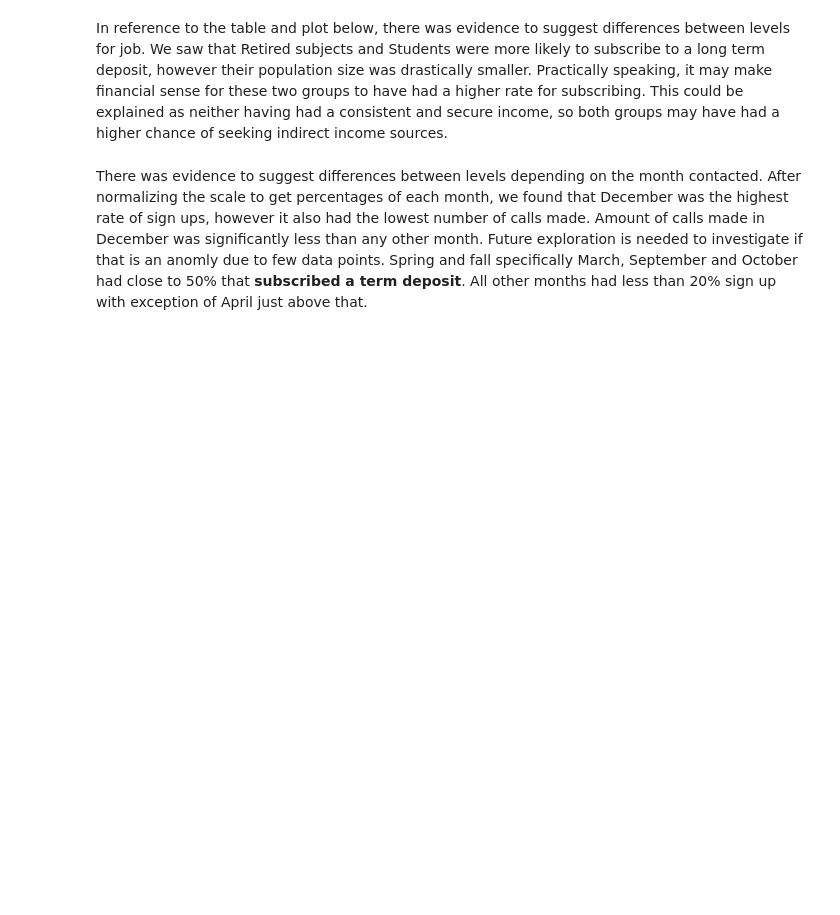
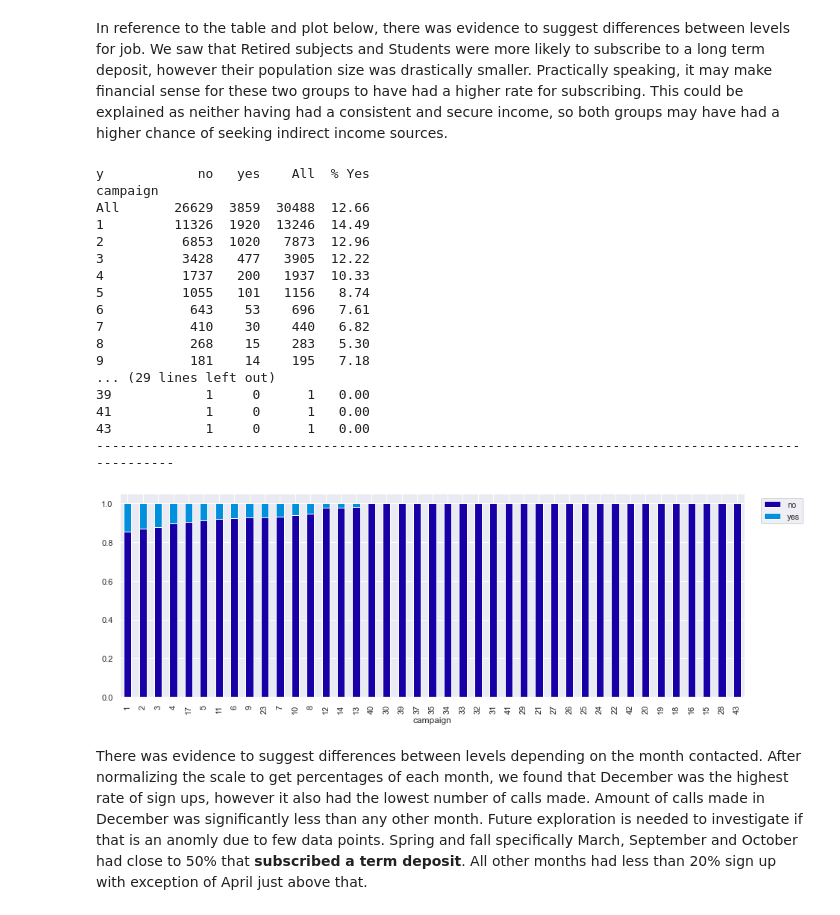
Before and after one commit to ChadKwong/DDSMachineLearning1, a Jupyter notebook: Lab 1/Lab1.ipynb, the cells around one changed output. Cells and saved outputs as stored; diff of their text form; code cells hidden in the pictures; blank space fills up the shorter version.

```diff
--- a/Lab 1/Lab1.ipynb
+++ b/Lab 1/Lab1.ipynb
@@ -346,7 +372,26 @@ def stacked_plot(x):
 # %% [markdown]
 In reference to the table and plot below, there was evidence to suggest differences between levels for job. We saw that Retired subjects and Students were more likely to subscribe to a long term deposit, however their population size was drastically smaller. Practically speaking, it may make financial sense for these two groups to have had a higher rate for subscribing. This could be explained as neither having had a consistent and secure income, so both groups may have had a higher chance of seeking indirect income sources.
 # %%
-stacked_plot(bankData.job)
+stacked_plot(bankData.campaign)
+# %% [output]
+y            no   yes    All  % Yes
+campaign
+All       26629  3859  30488  12.66
+1         11326  1920  13246  14.49
+2          6853  1020   7873  12.96
+3          3428   477   3905  12.22
+4          1737   200   1937  10.33
+5          1055   101   1156   8.74
+6           643    53    696   7.61
+7           410    30    440   6.82
+8           268    15    283   5.30
+9           181    14    195   7.18
+... (29 lines left out)
+39            1     0      1   0.00
+41            1     0      1   0.00
+43            1     0      1   0.00
+----------------------------------------------------------------------------------------------------
+[figure, added]
 # %% [markdown]
 There was evidence to suggest differences between levels depending on the month contacted. After normalizing the scale to get percentages of each month, we found that December was the highest rate of sign ups, however it also had the lowest number of calls made. Amount of calls made in December was significantly less than any other month. Future exploration is needed to investigate if that is an anomly due to few data points. Spring and fall specifically March, September and October had close to 50% that **subscribed a term deposit**. All other months had less than 20% sign up with exception of April just above that.
 # %%
```
Also changed, not shown: parts of 12 cells of this notebook, 1 other file.
